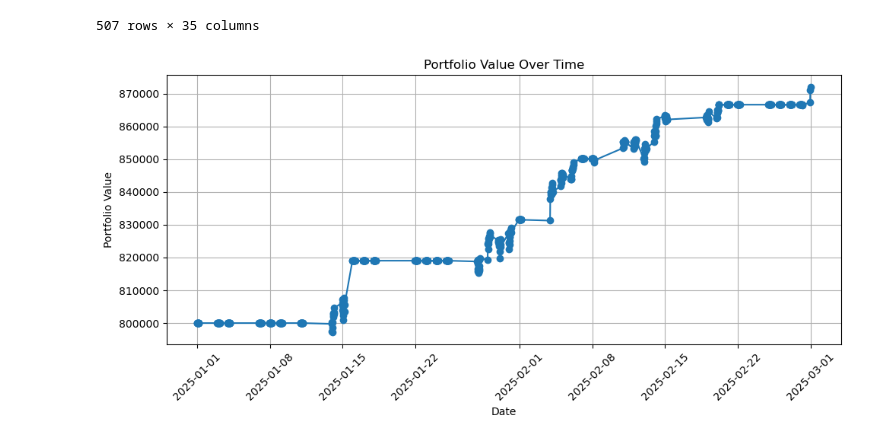
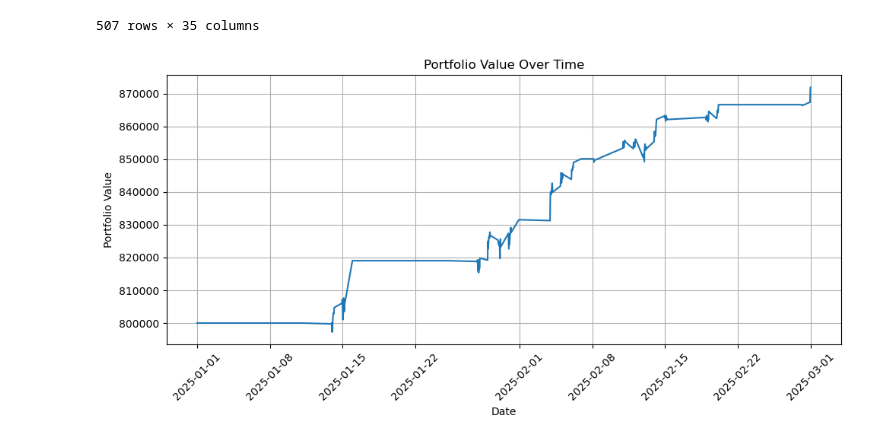
Before and after one commit to jeswid/DSE4211_Trading_Strategy, a Jupyter notebook: src/btc_rf_strategy.ipynb, the cells around one changed output. Cells and saved outputs as stored; diff of their text form; code cells hidden in the pictures.

```diff
--- a/src/btc_rf_strategy.ipynb
+++ b/src/btc_rf_strategy.ipynb
@@ -182,9 +182,9 @@ for i in range(1, len(trading_results2)):
     upperbb = trading_results2.at[i, 'BB_Upper_lag1']
     prev_rsi = trading_results2.at[i, 'RSI_lag1']
 
-    if trading_results2.at[i, 'Predicted_Diff'] > 0.0024 and current_open <= lowerbb and prev_ma50 > prev_ma200:
+    if trading_results2.at[i, 'Predicted_Diff'] > 0.003 and current_open <= lowerbb and prev_ma50 > prev_ma200:
         trading_results2.at[i, 'Signal'] = 1
-    elif trading_results2.at[i, 'Predicted_Diff'] < -0.002 and current_open >= upperbb and prev_ma50 < prev_ma200:
+    elif trading_results2.at[i, 'Predicted_Diff'] < -0.0015 and current_open >= upperbb and prev_ma50 < prev_ma200:
         trading_results2.at[i, 'Signal'] = -1
 
     current_price = trading_results2['BTC_Actual'].iloc[i]
@@ -485,15 +487,15 @@ trading_results3
 # %%
 import matplotlib.pyplot as plt
 
 # Plotting
 plt.figure(figsize=(10, 5))
-plt.plot(trading_results3['Date'], trading_results3['Portfolio_Value'], marker='o')
+plt.plot(trading_results3['Date'], trading_results3['Portfolio_Value'])
 plt.title('Portfolio Value Over Time')
 plt.xlabel('Date')
 plt.ylabel('Portfolio Value')
 plt.grid()
 plt.xticks(rotation=45)
 plt.tight_layout()  # Adjust layout
 plt.show()
 # %% [output]
-[figure, old version]
+[figure, new version]
```
Also changed, not shown: parts of 1 cell of this notebook.
